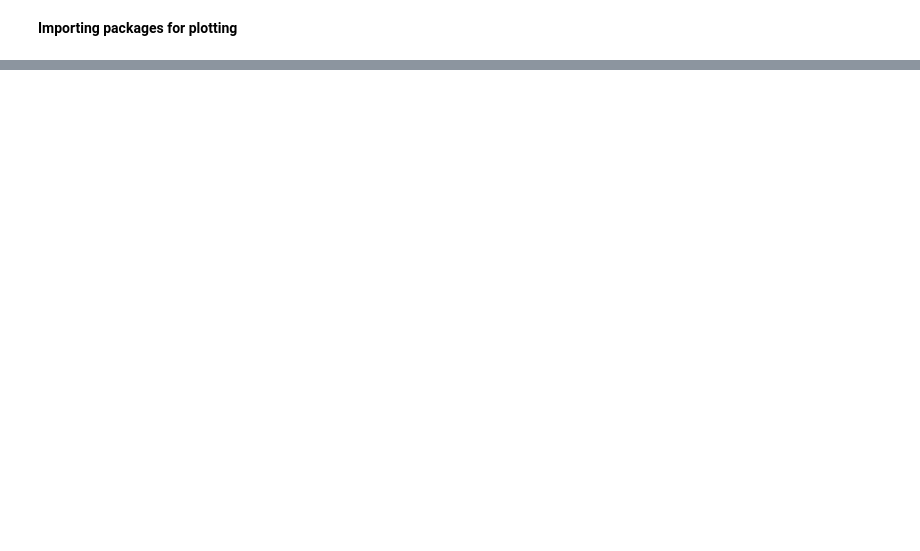
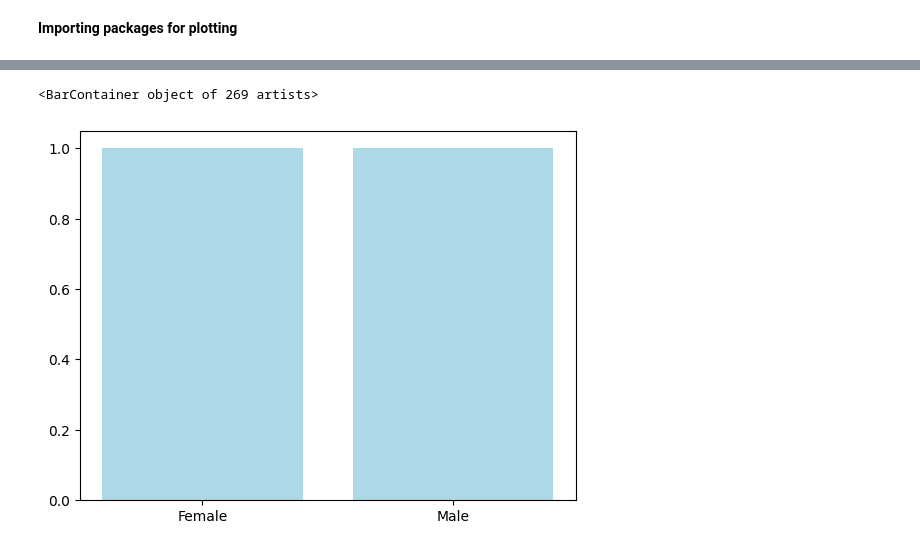
Before and after one commit to Kaushik-2005/K.SriKausik_S2, a Jupyter notebook: ACM_task.ipynb, the cells around one changed output, grey strips where cells are left out. Drawn from its saved outputs; the diff is of its cells as text; code cells hidden in the pictures; blank space fills up the shorter version.

```diff
--- a/ACM_task.ipynb
+++ b/ACM_task.ipynb
@@ -281,0 +319,7 @@ import seaborn as sns
+# %%
+# plotting a bar graph for male and female
+
+plt.bar(df['sex'],df['target'],color='lightblue')
+# %% [output]
+<BarContainer object of 269 artists>
+[figure, added]
```
Also changed, not shown: parts of 13 cells of this notebook.
